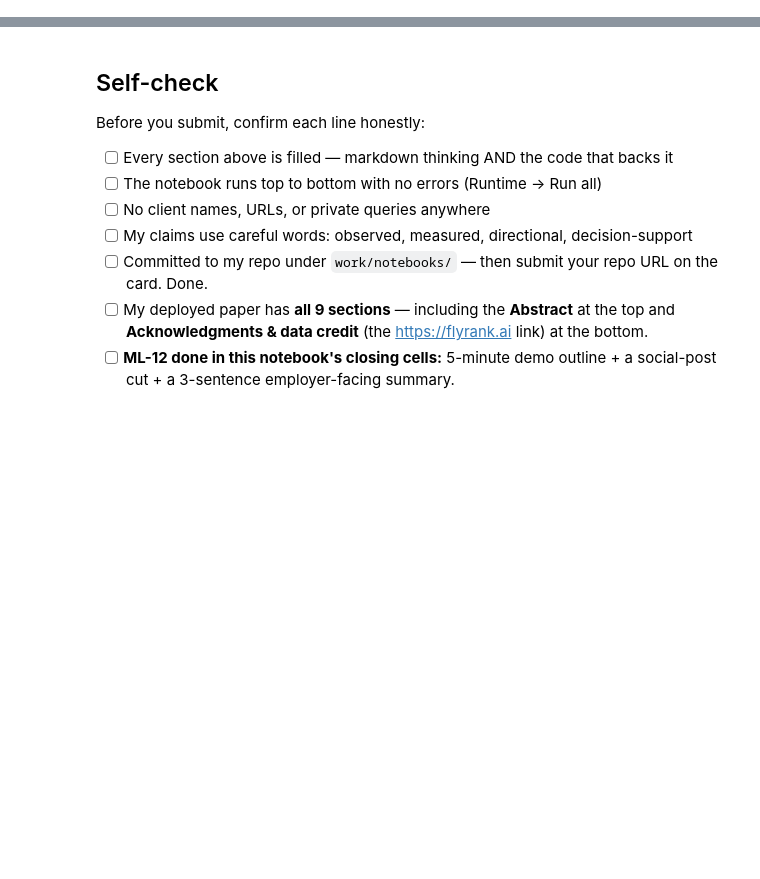
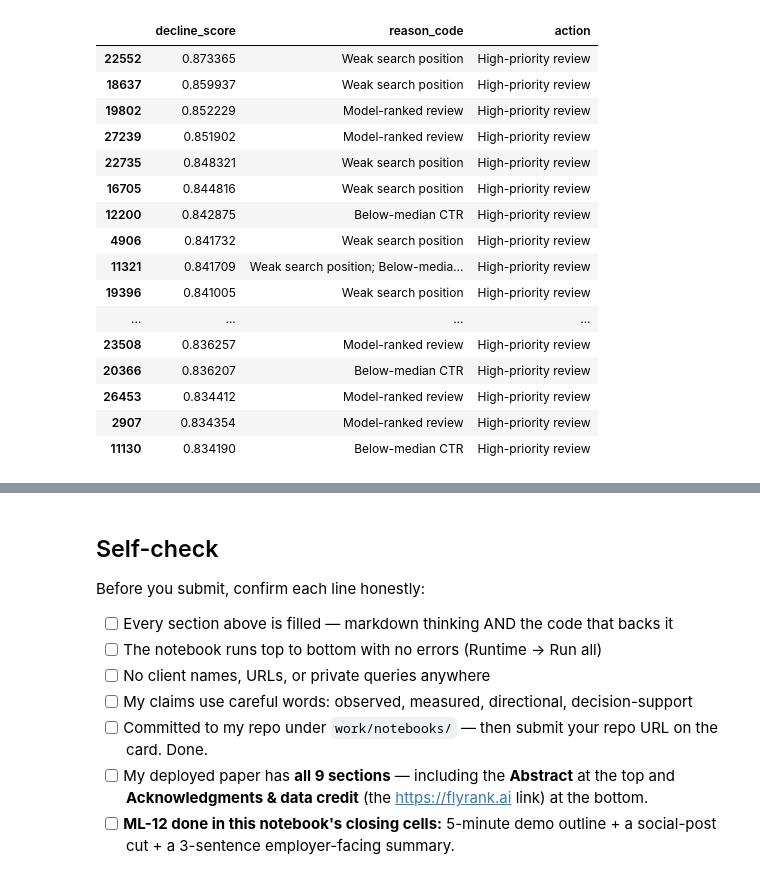
Before and after one commit to haneen06-blip/flyrank-assiment, a Jupyter notebook: work/notebooks/capstone.ipynb, the cells around one changed output, grey strips where cells are left out. Saved outputs shown, nothing was run; the diff lists cells and outputs as text; code cells hidden in the pictures; blank space fills up the shorter version.

```diff
--- a/work/notebooks/capstone.ipynb
+++ b/work/notebooks/capstone.ipynb
@@ -36,0 +27,16 @@ This skeleton is yours to fill. Work the sections **in order** — each one has
+# %%
+!git clone https://github.com/haneen06-blip/flyrank-assiment.git
+
+import pandas as pd
+import numpy as np
+
+DATA_PATH = "/content/flyrank-assiment/data/raw/content_refresh_anonymized.csv"
+
+df = pd.read_csv(DATA_PATH)
+
+print("Shape:", df.shape)
+print("\nColumns:")
+print(df.columns.tolist())
+
+print("\nFirst rows:")
+display(df.head())
@@ -36,0 +264,43 @@ This skeleton is yours to fill. Work the sections **in order** — each one has
+# %%
+def reason_code(row):
+    reasons = []
+
+    if row["avg_position"] > 20:
+        reasons.append("Weak search position")
+
+    if row["scroll_rate"] < 5:
+        reasons.append("Low scroll engagement")
+
+    if row["days_since_last_update"] > 180:
+        reasons.append("Content may need freshness review")
+
+    if row["ctr"] < df["ctr"].median():
+        reasons.append("Below-median CTR")
+
+    return "; ".join(reasons) if reasons else "Model-ranked review"
+
+ranked["reason_code"] = ranked.apply(reason_code, axis=1)
+
+display(
+    ranked[
+        ["decline_score", "reason_code", "action"]
+    ].head(20)
+)
+# %% [output]
+|  | decline_score | reason_code | action |
+| 22552 | 0.873365 | Weak search position | High-priority review |
+| 18637 | 0.859937 | Weak search position | High-priority review |
+| 19802 | 0.852229 | Model-ranked review | High-priority review |
+| 27239 | 0.851902 | Model-ranked review | High-priority review |
+| 22735 | 0.848321 | Weak search position | High-priority review |
+| 16705 | 0.844816 | Weak search position | High-priority review |
+| 12200 | 0.842875 | Below-median CTR | High-priority review |
+| 4906 | 0.841732 | Weak search position | High-priority review |
+| 11321 | 0.841709 | Weak search position; Below-media... | High-priority review |
+| 19396 | 0.841005 | Weak search position | High-priority review |
+| ... | ... | ... | ... |
+| 23508 | 0.836257 | Model-ranked review | High-priority review |
+| 20366 | 0.836207 | Below-median CTR | High-priority review |
+| 26453 | 0.834412 | Model-ranked review | High-priority review |
+| 2907 | 0.834354 | Model-ranked review | High-priority review |
+| 11130 | 0.834190 | Below-median CTR | High-priority review |
```
Also changed, not shown: parts of 24 cells of this notebook.
